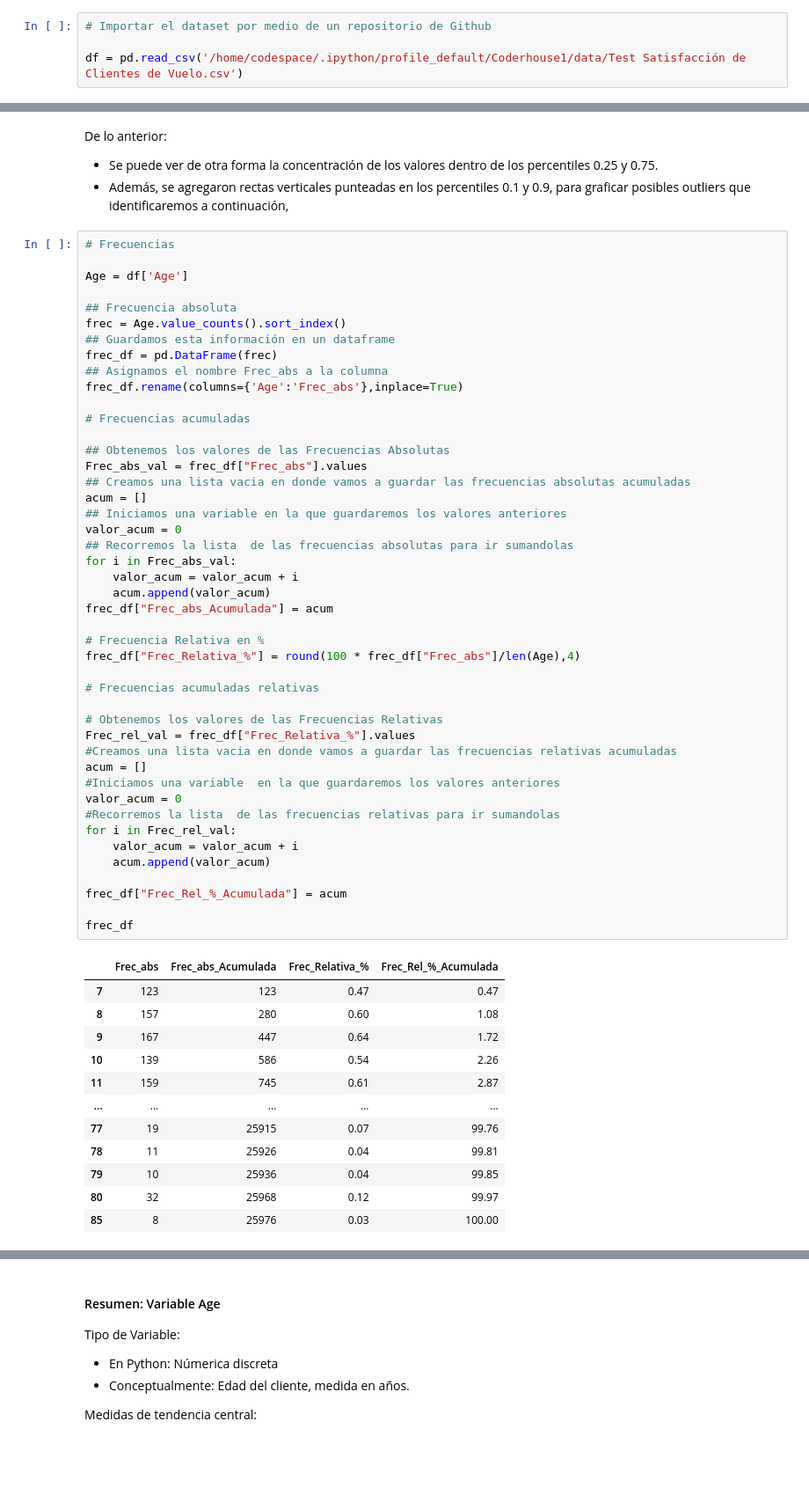
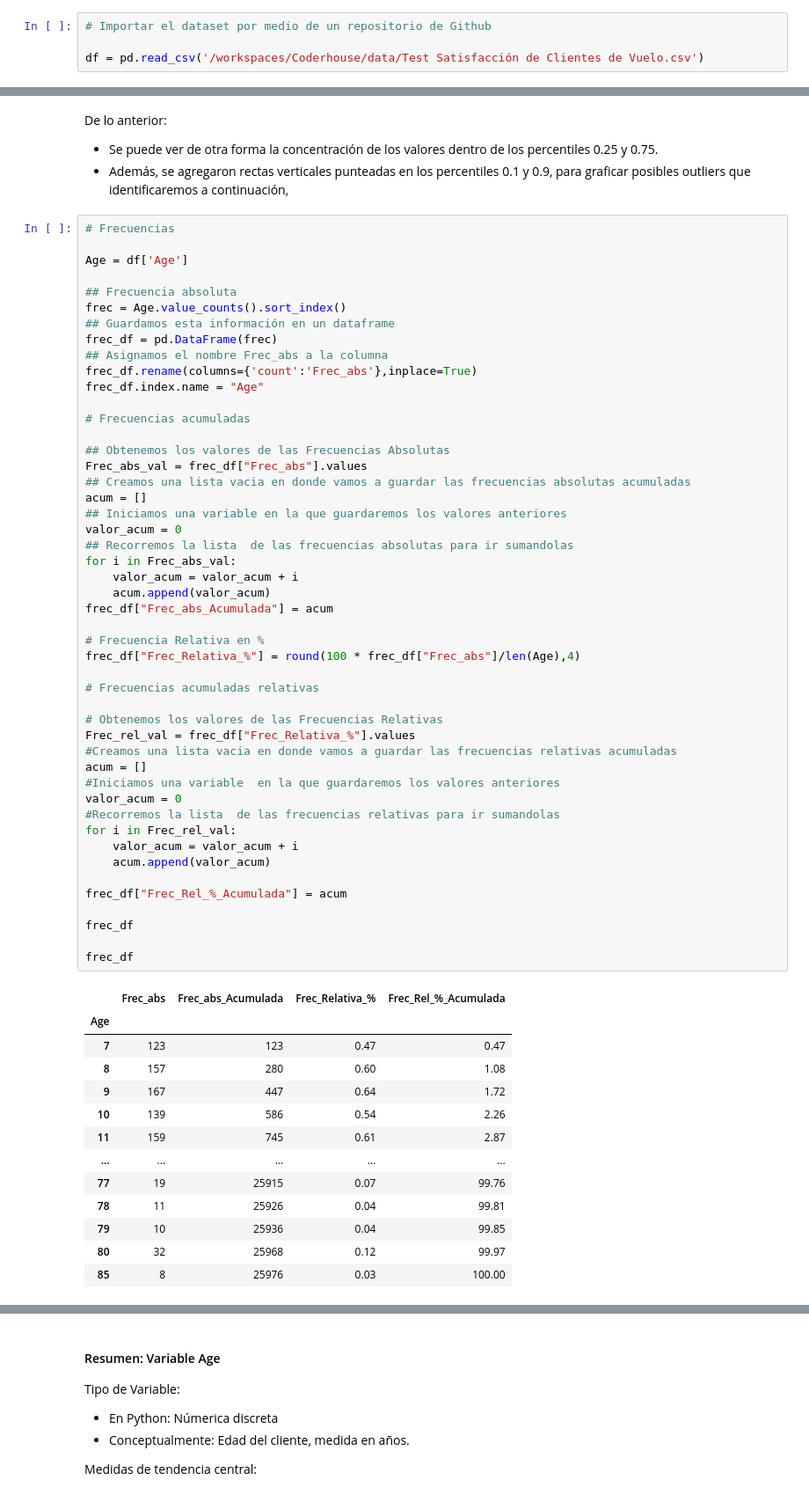
Before and after one commit to MHerrera11/Coderhouse, a Jupyter notebook: notebooks/Satisfacción de Clientes en Vuelos.ipynb, the cells around one changed output, grey strips where cells are left out. Shown at 88% size. Cells and saved outputs as stored; diff of their text form; blank space fills up the shorter version.

```diff
--- a/notebooks/Satisfacción de Clientes en Vuelos.ipynb
+++ b/notebooks/Satisfacción de Clientes en Vuelos.ipynb
@@ -109,7 +109,7 @@ pd.options.display.float_format = '{:,.2f}'.format
 # %%
 # Importar el dataset por medio de un repositorio de Github
 
-df = pd.read_csv('/home/codespace/.ipython/profile_default/Coderhouse1/data/Test Satisfacción de Clientes de Vuelo.csv')
+df = pd.read_csv('/workspaces/Coderhouse/data/Test Satisfacción de Clientes de Vuelo.csv')
 # %%
 df
 # %% [output]
@@ -497,7 +500,8 @@ frec = Age.value_counts().sort_index()
 ## Guardamos esta información en un dataframe
 frec_df = pd.DataFrame(frec)
 ## Asignamos el nombre Frec_abs a la columna
-frec_df.rename(columns={'Age':'Frec_abs'},inplace=True)
+frec_df.rename(columns={'count':'Frec_abs'},inplace=True)
+frec_df.index.name = "Age"
 
 # Frecuencias acumuladas
 
@@ -507,33 +511,36 @@ Frec_abs_val = frec_df["Frec_abs"].values
 acum = []
 ## Iniciamos una variable en la que guardaremos los valores anteriores
 valor_acum = 0
 ## Recorremos la lista  de las frecuencias absolutas para ir sumandolas
 for i in Frec_abs_val:
     valor_acum = valor_acum + i
     acum.append(valor_acum)
 frec_df["Frec_abs_Acumulada"] = acum
 
 # Frecuencia Relativa en %
 frec_df["Frec_Relativa_%"] = round(100 * frec_df["Frec_abs"]/len(Age),4)
 
 # Frecuencias acumuladas relativas
 
 # Obtenemos los valores de las Frecuencias Relativas
 Frec_rel_val = frec_df["Frec_Relativa_%"].values
 #Creamos una lista vacia en donde vamos a guardar las frecuencias relativas acumuladas
 acum = []
 #Iniciamos una variable  en la que guardaremos los valores anteriores
 valor_acum = 0
 #Recorremos la lista  de las frecuencias relativas para ir sumandolas
 for i in Frec_rel_val:
     valor_acum = valor_acum + i
     acum.append(valor_acum)
 
 frec_df["Frec_Rel_%_Acumulada"] = acum
 
 frec_df
+
+frec_df
 # %% [output]
 |  | Frec_abs | Frec_abs_Acumulada | Frec_Relativa_% | Frec_Rel_%_Acumulada |
+| Age |  |  |  |  |
 | 7 | 123 | 123 | 0.47 | 0.47 |
 | 8 | 157 | 280 | 0.60 | 1.08 |
 | 9 | 167 | 447 | 0.64 | 1.72 |
```
Also changed, not shown: parts of 14 cells of this notebook.
